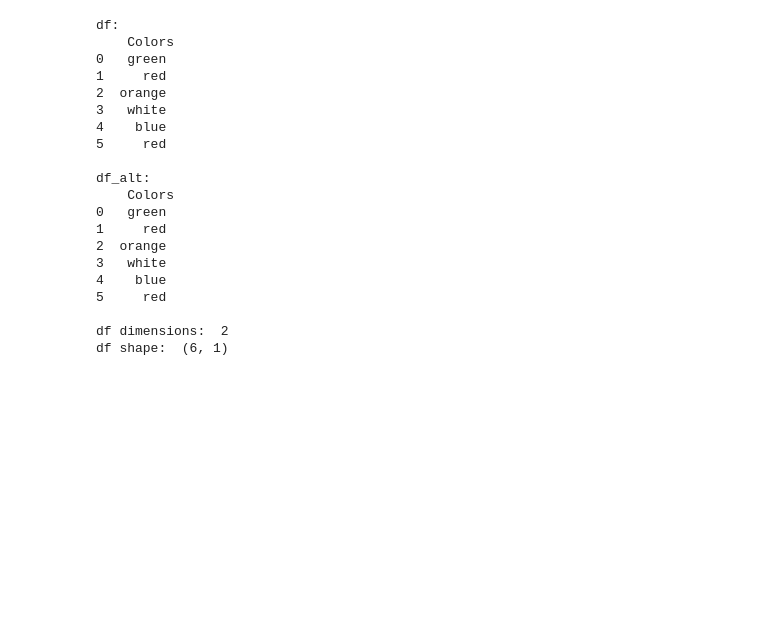
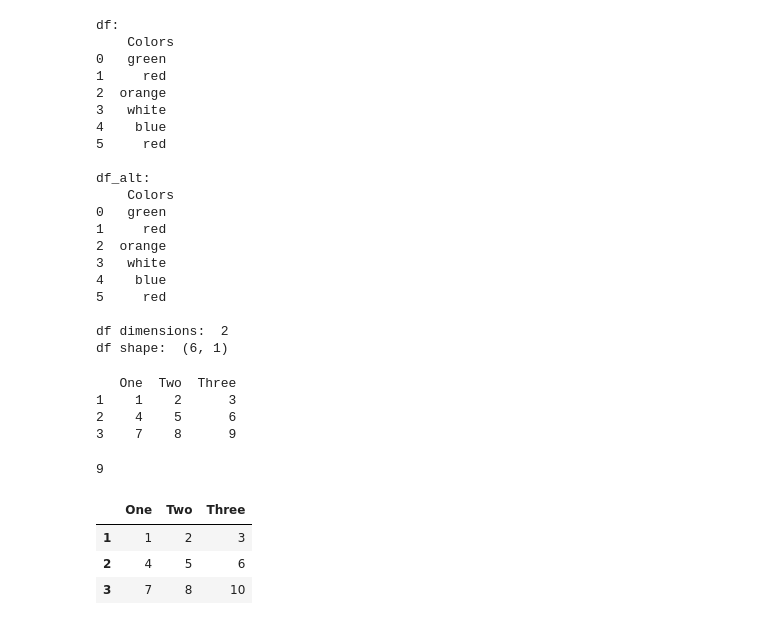
Before and after one commit to aaronbcrampton/50_Days_of_Data_Analysis_in_Python, a Jupyter notebook: 50 Days of Python study work.ipynb, the cells around one changed output. Drawn from its saved outputs; the diff is of its cells as text; code cells hidden in the pictures; blank space fills up the shorter version.

Commit message:
Day 17 Creating and Modifying DataFrames

```diff
--- a/50 Days of Python study work.ipynb
+++ b/50 Days of Python study work.ipynb
@@ -1215,0 +1218,21 @@ df shape:  (6, 1)
+# %%
+#create dataframe from list
+list1 = [[1, 2, 3], [4, 5, 6], [7, 8, 9]]
+df = pd.DataFrame(data = list1, index = [1,2,3], columns=['One', 'Two', 'Three'])
+print(df)
+df.at[3,'Three']
+# %% [output]
+   One  Two  Three
+1    1    2      3
+2    4    5      6
+3    7    8      9
+9
+# %%
+#change value 9 to 10 in df
+df.at[3,'Three'] = 10
+df
+# %% [output]
+|  | One | Two | Three |
+| 1 | 1 | 2 | 3 |
+| 2 | 4 | 5 | 6 |
+| 3 | 7 | 8 | 10 |
```
Also changed, not shown: parts of 6 cells of this notebook.
